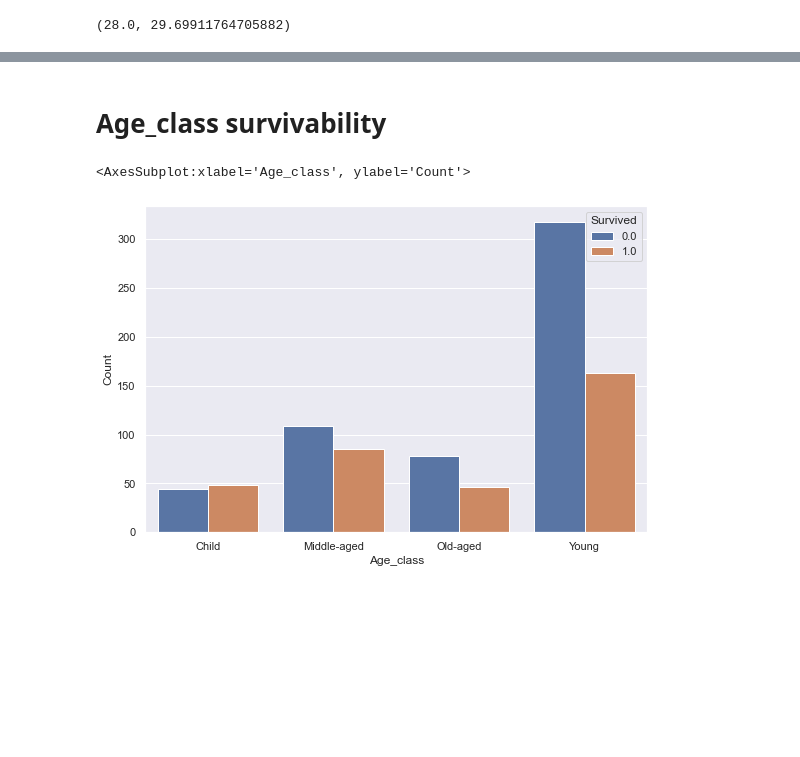
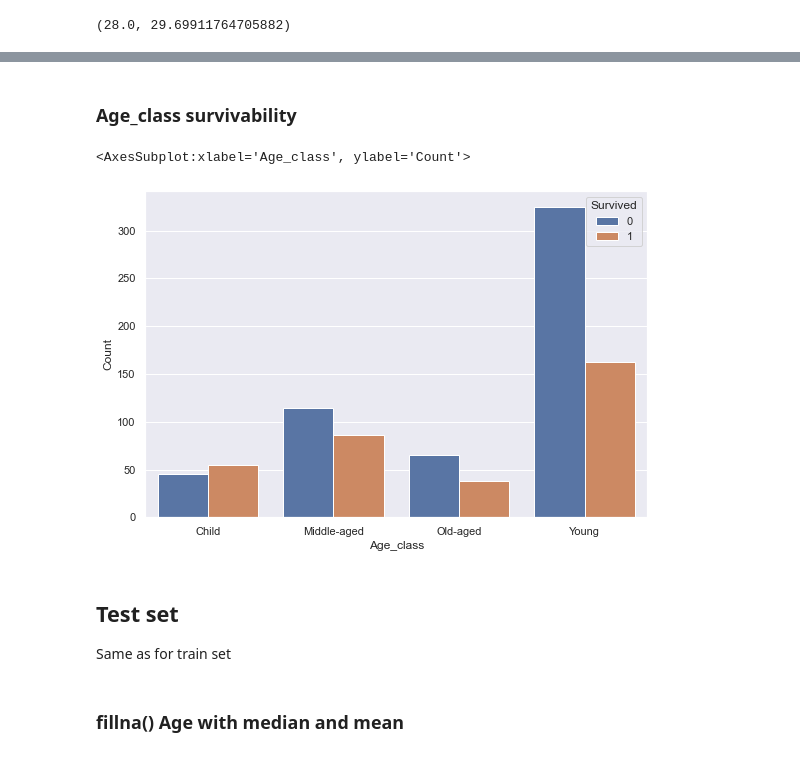
Before and after one commit to Porpoising/home_tasks, a Jupyter notebook: Pets/titanic/EDA.ipynb, the cells around one changed output, grey strips where cells are left out. Drawn from its saved outputs; the diff is of its cells as text; code cells hidden in the pictures; blank space fills up the shorter version.

Commit message:
Updated & added test set preparation

```diff
--- a/Pets/titanic/EDA.ipynb
+++ b/Pets/titanic/EDA.ipynb
@@ -11,7 +11,7 @@ import numpy as np
 # %%
-filepath = 'C:/Users/nowic/Desktop/home_tasks/pets/titanic/raw_data/'
+filepath = 'C:/Users/nowic/Desktop/home_tasks/pets/titanic/feather_data/'
 
-titanic_train = pd.read_csv(f'{filepath}train.csv')
+titanic_train = pd.read_feather(f'{filepath}titanic_train.feather')
 titanic_train
 # %% [output]
 |  | PassengerId | Survived | Pclass | Name | Sex | Age | SibSp | Parch | Ticket | Fare | ... |
@@ -340,0 +322,4 @@ median_filled.sort_values('Age')
+# %%
+train_median_filled = titanic_train.copy()
+train_median_filled['Age'] = np.around(train_median_filled['Age'].fillna(age_median))
+train_median_filled.sort_values('Age')
@@ -355,9 +372,9 @@ def age_classification(column_1, column_2):
                 else:
                         column_2[index] = 'Old-aged'
 
-median_filled['Age_class'] = None
-age_classification(median_filled['Age'], median_filled['Age_class'])
-median_filled
+train_median_filled['Age_class'] = None
+age_classification(train_median_filled['Age'], train_median_filled['Age_class'])
+train_median_filled.sort_values('Age')
 # %% [output]
 A value is trying to be set on a copy of a slice from a DataFrame
 
@@ -425,11 +442,16 @@ See the caveats in the documentation: https://pandas.pydata.org/pandas-docs/stab
 # %% [markdown]
-# Age_class survivability
+### Age_class survivability
 # %%
-age_class_surv = median_filled.groupby(['Survived', 'Age_class'], as_index=False)\
+age_class_surv = train_median_filled.groupby(['Survived', 'Age_class'], as_index=False)\
         .agg({'Name': 'count'})\
         .rename(columns={'Name': 'Count'})
 
 sns.barplot(x='Age_class', y='Count', hue='Survived', data=age_class_surv)
 # %% [output]
 <AxesSubplot:xlabel='Age_class', ylabel='Count'>
-[figure, old version]
+[figure, new version]
+# %% [markdown]
+## Test set
+Same as for train set
+# %% [markdown]
+### fillna() Age with median and mean
```
Also changed, not shown: parts of 23 cells of this notebook.
